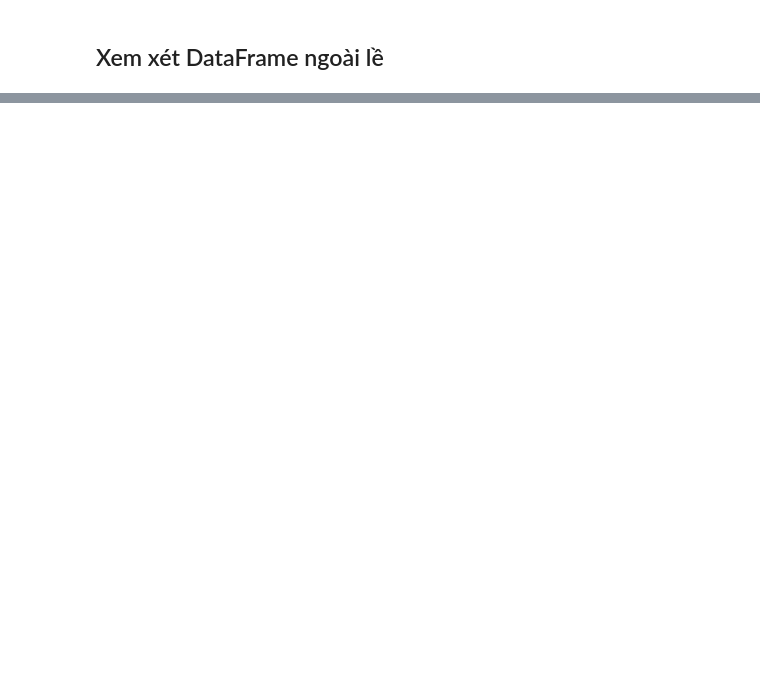
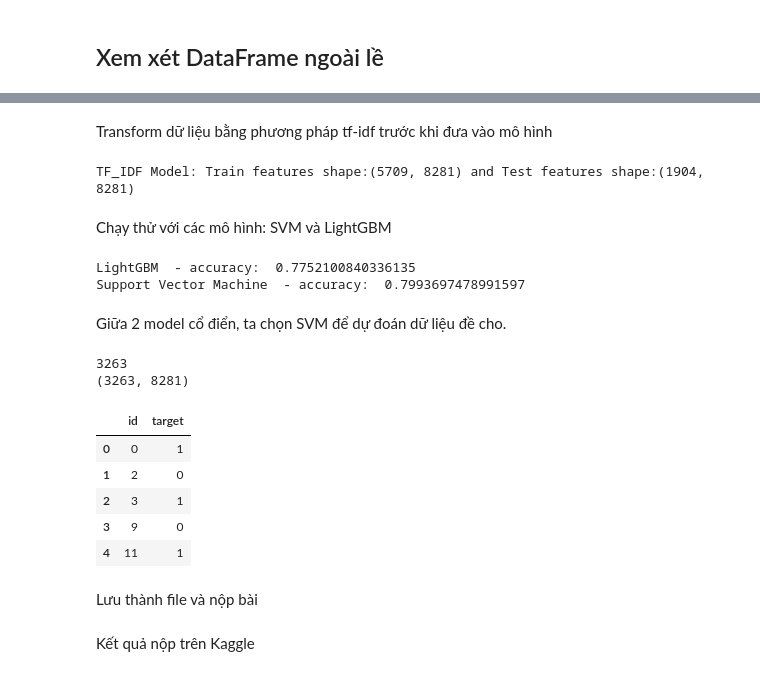
Before and after one commit to anhtran-20/PTDLTM-Disaster-Tweet, a Jupyter notebook: text_nomalize_lightGBM.ipynb, the cells around one changed output, grey strips where cells are left out. Drawn from its saved outputs; the diff is of its cells as text; code cells hidden in the pictures; blank space fills up the shorter version.

Commit message:
complete the submission

```diff
--- a/text_nomalize_lightGBM.ipynb
+++ b/text_nomalize_lightGBM.ipynb
@@ -374,0 +393,2 @@ train_lightGBM_df[train_lightGBM_df.keyword=="aftershock"]
+# %%
+X_train, X_test, y_train, y_test = train_test_split(np.array(train_lightGBM_df["Tweet_nomalize_text"]),np.array(train_lightGBM_df["target"]), test_size=0.25, random_state=42)
@@ -374,0 +404,57 @@ train_lightGBM_df[train_lightGBM_df.keyword=="aftershock"]
+# %% [markdown]
+Transform dữ liệu bằng phương pháp tf-idf trước khi đưa vào mô hình
+# %%
+from nltk import word_tokenize
+tfidf = TfidfVectorizer(use_idf=True, tokenizer=word_tokenize,min_df=0.00002,max_df=0.70)
+X_train_tf = tfidf.fit_transform(X_train.astype('U'))
+X_test_tf = tfidf.transform(X_test.astype('U'))
+
+print(f"TF_IDF Model: Train features shape:{X_train_tf.shape} and Test features shape:{X_test_tf.shape}")
+# %% [output]
+TF_IDF Model: Train features shape:(5709, 8281) and Test features shape:(1904, 8281)
+# %% [markdown]
+Chạy thử với các mô hình: SVM và LightGBM
+# %%
+lgb = LGBMClassifier(random_state=42)
+svc = SVC(random_state=42)
+
+clfs = {
+    "LightGBM": lgb,
+    "Support Vector Machine":svc,
+}
+
+for name,clf in clfs.items():
+    clf.fit(X_train_tf, y_train)
+    y_pred = clf.predict(X_test_tf)
+    accuracy = accuracy_score(y_pred, y_test)
+    print(name, " - accuracy: ", accuracy)
+# %% [output]
+LightGBM  - accuracy:  0.7752100840336135
+Support Vector Machine  - accuracy:  0.7993697478991597
+# %% [markdown]
+Giữa 2 model cổ điển, ta chọn SVM để dự đoán dữ liệu đề cho.
+# %%
+X_test_ = np.array(test_lightGBM_df["Tweet_nomalize_text"])
+print(len(X_test_))
+X_test_tf_ = tfidf.transform(X_test_.astype('U'))
+print(X_test_tf_.shape)
+# Dự đoán
+y_hat = clf.predict(X_test_tf_)
+# %% [output]
+3263
+(3263, 8281)
+# %%
+id = test_lightGBM_df['id']
+id = id.astype('int64')
+Submission = pd.DataFrame({'id':id,
+                           'target':y_hat})
+display(Submission.head())
+# %% [output]
+|  | id | target |
+| 0 | 0 | 1 |
+| 1 | 2 | 0 |
+| 2 | 3 | 1 |
+| 3 | 9 | 0 |
+| 4 | 11 | 1 |
+# %% [markdown]
+Lưu thành file và nộp bài
@@ -374,0 +463,2 @@ train_lightGBM_df[train_lightGBM_df.keyword=="aftershock"]
+# %% [markdown]
+Kết quả nộp trên Kaggle
```
Also changed, not shown: parts of 17 cells of this notebook, 1 other file.
